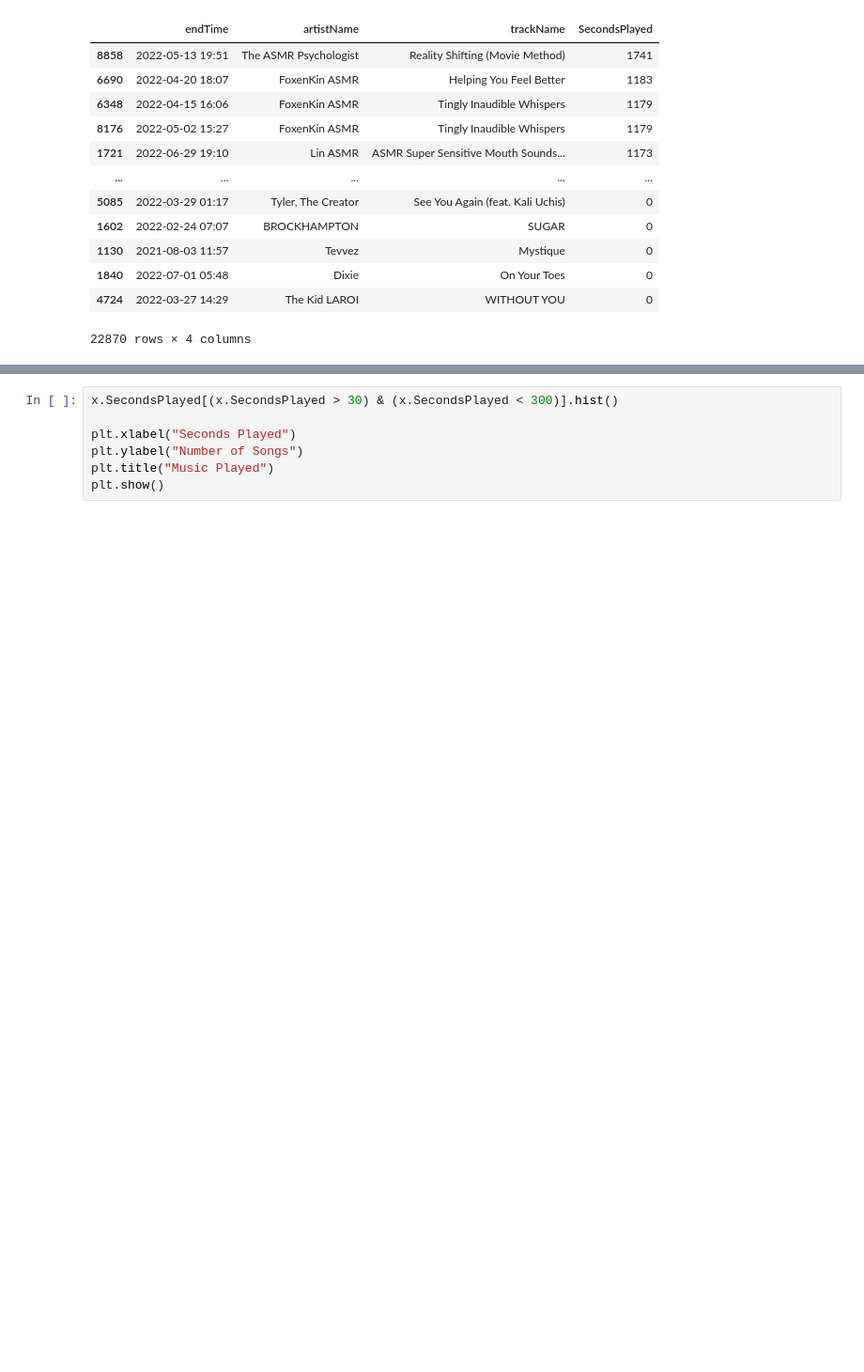
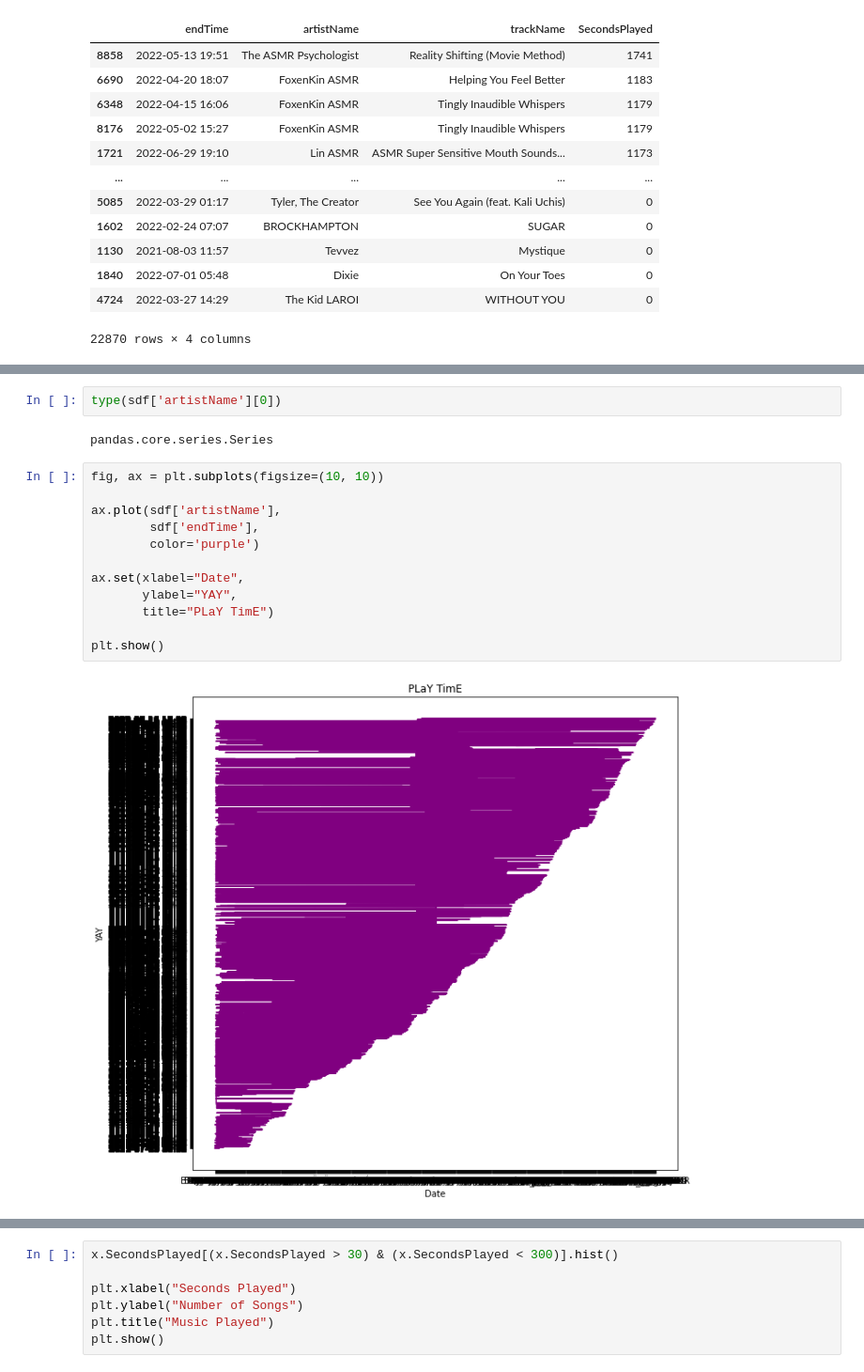
Before and after one commit to charliehanlon/SpotifyExploration, a Jupyter notebook: SpotifyEx.ipynb, the cells around one changed output, grey strips where cells are left out. Shown at 94% size. Cells and saved outputs as stored; diff of their text form; blank space fills up the shorter version.

```diff
--- a/SpotifyEx.ipynb
+++ b/SpotifyEx.ipynb
@@ -71,0 +88,18 @@ x
+# %%
+type(sdf['artistName'][0])
+# %% [output]
+pandas.core.series.Series
+# %%
+fig, ax = plt.subplots(figsize=(10, 10))
+
+ax.plot(sdf['artistName'],
+        sdf['endTime'],
+        color='purple')
+
+ax.set(xlabel="Date",
+       ylabel="YAY",
+       title="PLaY TimE")
+
+plt.show()
+# %% [output]
+[figure, added]
```
Also changed, not shown: parts of 12 cells of this notebook.
